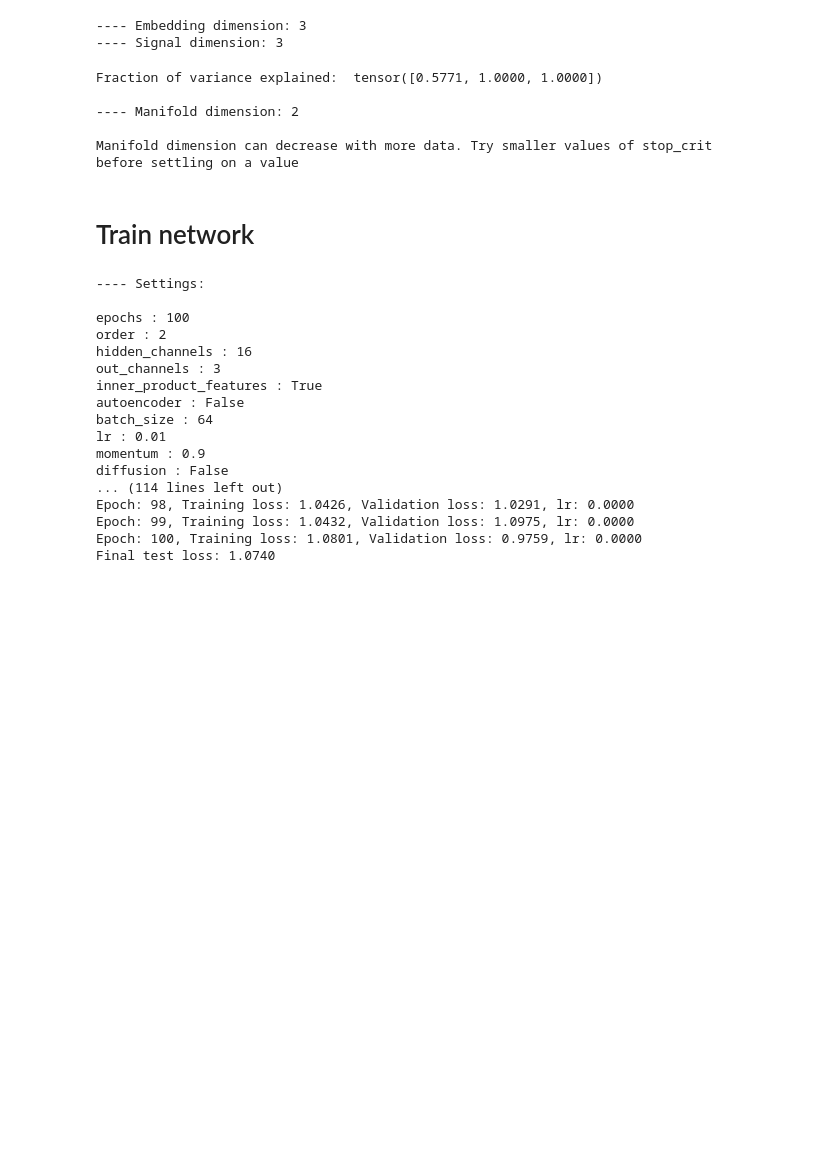
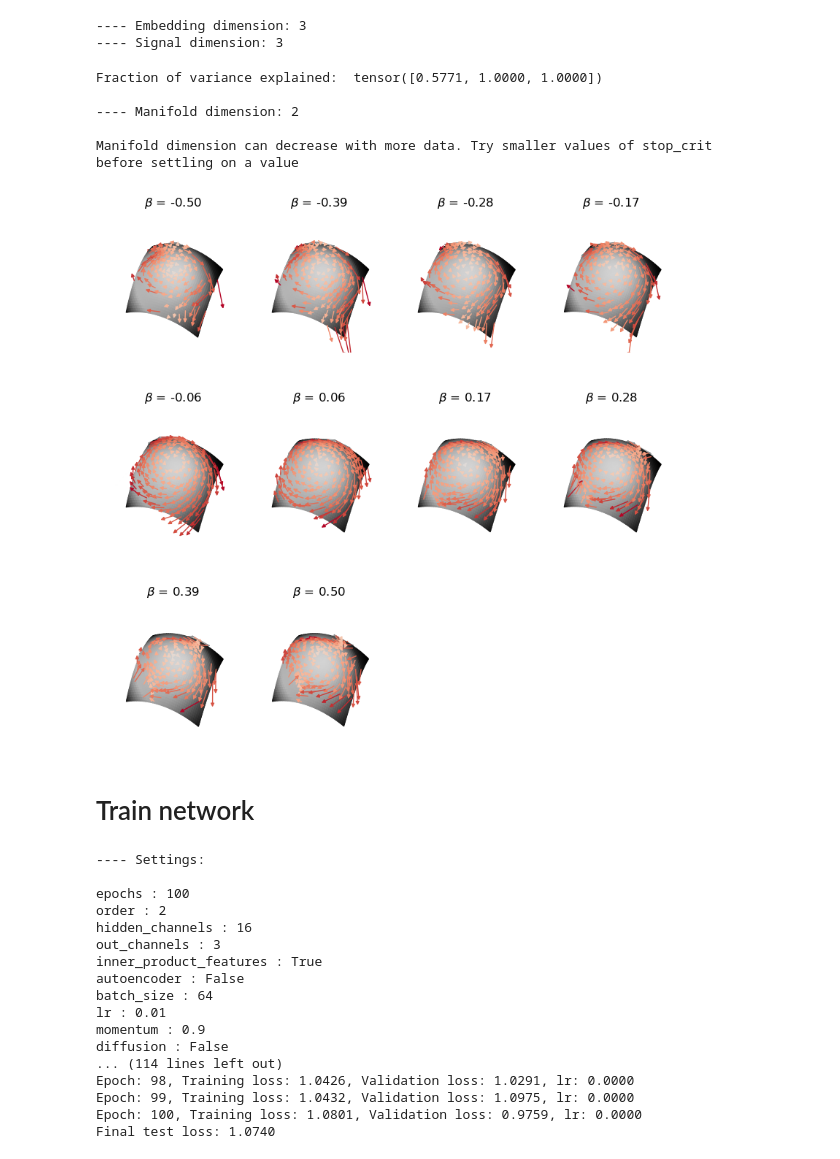
Before and after one commit to agosztolai/MARBLE, a Jupyter notebook: examples/ex_vanderpol.ipynb, the cells around one changed output. Cells and saved outputs as stored; diff of their text form; code cells hidden in the pictures; blank space fills up the shorter version.

```diff
--- a/examples/ex_vanderpol.ipynb
+++ b/examples/ex_vanderpol.ipynb
@@ -67,25 +67,27 @@ Manifold dimension can decrease with more data. Try smaller values of stop_crit
 # %%
 titles = [r'$\beta$ = {:0.2f}'.format(b) for b in beta1]
 
 #plotting.fields(data, col=4, alpha=0.3, scale=10)
-axes = plotting.fields(data, col=4, alpha=0.5, width=7, scale=2, titles=titles, view=[50,20])
+axes = plotting.fields(data, col=4, alpha=1, width=7, scale=2, titles=titles, view=[70,20])
 
 from matplotlib.colors import LightSource
 
 x = y = np.arange(-3.0, 3.0, 0.05)
 X, Y = np.meshgrid(x, y)
 xyz = np.array(parabola(np.ravel(X), np.ravel(Y), alpha))
 ls = LightSource(azdeg=30,altdeg=30)
 rgb = ls.shade(xyz[:,2].reshape(X.shape)-0.1, plt.cm.gray)
 
 for ax in axes:
-    ax.plot_surface(xyz[:,0].reshape(X.shape), xyz[:,1].reshape(X.shape), xyz[:,2].reshape(X.shape),
+    ax.plot_surface(xyz[:,0].reshape(X.shape), xyz[:,1].reshape(X.shape), xyz[:,2].reshape(X.shape)-0.02,
                 color='gray',
                 shade=True,
                 lightsource=ls,
                 facecolors=rgb
                )
 plt.savefig('../results/parabolas.svg')
+# %% [output]
+[figure, added]
 # %% [markdown]
 # Train network
 # %%
```
Also changed, not shown: 2 other files.
